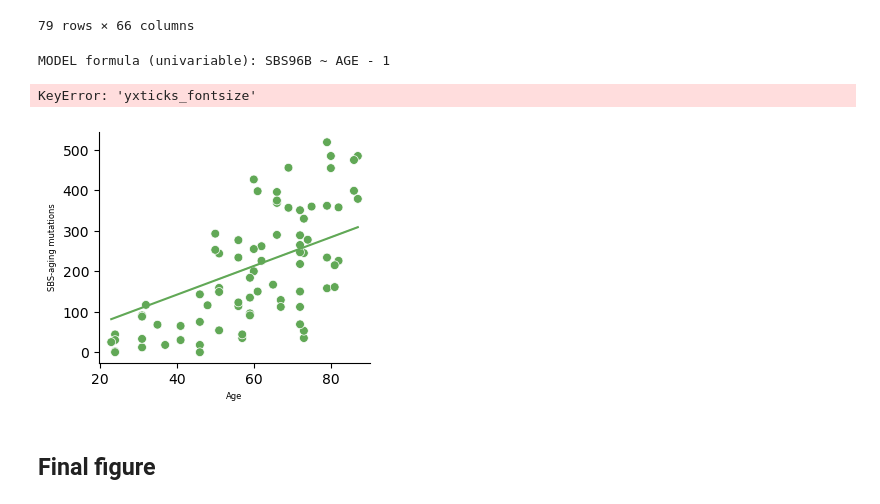
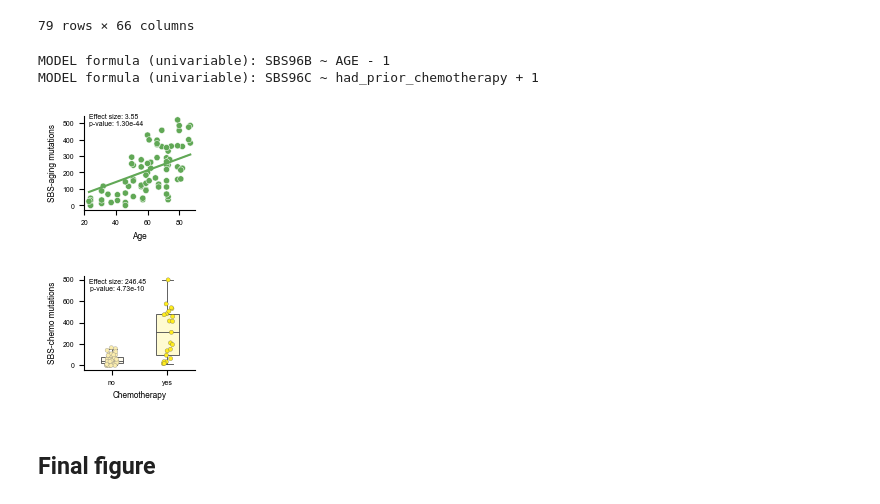
Before and after one commit to bbglab/normal_bladder_paper, a Jupyter notebook: main/Fig1/Fig1.ipynb, the cells around one changed output. Cells and saved outputs as stored; diff of their text form; code cells hidden in the pictures.

Commit message:
fig1 size and details adjusted

```diff
--- a/main/Fig1/Fig1.ipynb
+++ b/main/Fig1/Fig1.ipynb
@@ -221,15 +230,14 @@ sigprofiler_df
 | T[T>G]T | 0.002910 | 0.011239 | 0.004096 |
 96 rows × 3 columns
 # %%
-n = 1.65
-fig, axs = plt.subplots(3, 1, figsize=(5.5*n, 3.5*n))
+fig, axs = plt.subplots(3, 1, figsize=(4.130, 2.559))
 axs = axs.flatten()
 
 # loop through artifacts
 for i, signature in enumerate(signatures_dict.keys()):
     title = signatures_dict[signature]
     plot_signature(sigprofiler_df[[signature]], axs[i], add_contexts=False, text = title,
-                  ttype = "Percentage", fontfactor = 5)
+                ttype = "Percentage")
 
 plt.tight_layout()
 plt.savefig("figs/fig1d.pdf", dpi = 300, bbox_inches = 'tight')
@@ -258,74 +266,74 @@ signatures_activ_df
 | P19_0053_BTR_01 | 162 | 265 | 18 | P19_0053 | NaN | 72 | M | 19.5 | former | ... |
 79 rows × 66 columns
 # %%
-# TODO: do we need to correct? two tests only (as how the function is implemented now for correction, it would also do comparisons we don't want to check
 signatures2plot = {"SBS96B": "AGE",
-                   "SBS96C": "had_prior_chemotherapy"}
+                "SBS96C": "had_prior_chemotherapy"}
 for signature in signatures2plot:
     clinvar = signatures2plot[signature]
     signatures_activ_clinvar_df = signatures_activ_df[[signature, clinvar, "SUBJECT_ID"]]
     coeffs_df, lowi_df, highi_df, corr_pvals_df, intercepts_df = univar_mixedeffects_linear_regression(signatures_activ_clinvar_df, [signature],
-                                                                                                       [clinvar],
-                                                                                                       "SUBJECT_ID",
-                                                                                                       correct_pvals = False)
+                                                                                                    [clinvar],
+                                                                                                    "SUBJECT_ID",
+                                                                                                    correct_pvals = False)
     coeff = coeffs_df[clinvar].values[0]
     pval = corr_pvals_df[clinvar].values[0]
     intercept = intercepts_df[clinvar].values[0]
     stats = f"Effect size: {round(coeff, 2)}\np-value: {pval:.2e}"
 
     signatures_activ_clinvar_df = signatures_activ_clinvar_df.drop("SUBJECT_ID", axis = 1)
 
-    # display(signatures_activ_clinvar_df)
-
     if clinvar == "AGE":
         signatures_activ_clinvar_df["response"] = signature
         signatures_activ_clinvar_df["predicted"] = intercept + coeff * signatures_activ_clinvar_df[clinvar]
         plot_config = {}
-        plot_config["plot1"] = {}
+        plot_config["plot1"] = plots_general_config
         plot_config["plot1"][signature] = clinvar2color["AGE"]["max"]
         plot_config2 = {"title": "",
-                       "ylabel": f"{signatures_dict[signature]} mutations",
-                       "xlabel": clinvar_id2name[clinvar],
-                       "figsize": (3.5, 3)}
+                    "ylabel": f"{signatures_dict[signature]} mutations",
+                    "xlabel": clinvar_id2name[clinvar],
+                    "figsize": (1.438, 1.222)}
         fig = regr_res_scatterplot(metric = signature,
-                                   clinvar = clinvar,
-                                   data_df = signatures_activ_clinvar_df,
-                                   regrres_df = signatures_activ_clinvar_df,
-                                   plot_config = plot_config,
-                                   plot_config2 = plot_config2,
-                                   plots_general_config = plots_general_config,
-                                   text2add = stats,
-                                   save_file = os.path.join(figures_dir, f"fig1e.{clinvar}.pdf"),
-                                   add_legend = False)
+                                clinvar = clinvar,
+                                data_df = signatures_activ_clinvar_df,
+                                regrres_df = signatures_activ_clinvar_df,
+                                plot_config = plot_config,
+                                plot_config2 = plot_config2,
+                                plots_general_config = plots_general_config,
+                                text2add = stats,
+                                save_file = os.path.join(figures_dir, f"fig1e.{clinvar}.pdf"),
+                                add_legend = False)
 
     elif clinvar == "had_prior_chemotherapy":
         clinvar = "CHEMOTHERAPY_HISTORY_SIMPLE"
         plot_config = {
-                       "ylabel": f"{signatures_dict[signature]} mutations",
-                       "xlabel": clinvar_id2name[clinvar],
-                       "figsize": (3.5, 3)}
+                "ylabel": f"{signatures_dict[signature]} mutations",
+                "xlabel": clinvar_id2name[clinvar],
+                "figsize": (1.438, 1.222)}
         fig, ax = plt.subplots(1, 1, figsize = plot_config2["figsize"])
-        sns.boxplot(signatures_activ_df, x = clinvar, palette = clinvar2color[clinvar],
-                   y = signature, showfliers = False, ax = ax, width = 0.4,
-                   order = clinvar2color[clinvar].keys())
+        sns.boxplot(signatures_activ_df, x=clinvar, palette=clinvar2color[clinvar],
+                y=signature, showfliers=False, ax=ax, width=0.4, linewidth=0.65,
+                order=clinvar2color[clinvar].keys())
         for patch, color in zip(ax.patches, clinvar2color[clinvar].values()):
-            patch.set_facecolor(mcolors.to_rgba(color, alpha=0.2))  # Softens only the fill color
+            patch.set_facecolor(mcolors.to_rgba(color, alpha=0.2))
 
-        sns.stripplot(signatures_activ_df, x = clinvar, palette = clinvar2color[clinvar],
-                   y = signature, ax = ax, order = clinvar2color[clinvar].keys())
-        ax.set_ylabel(plot_config["ylabel"])
-        ax.set_xlabel(plot_config["xlabel"])
-        ax.text(0, 750, stats, color = 'black',
+        sns.stripplot(signatures_activ_df, x=clinvar, palette=clinvar2color[clinvar],
+                                y=signature, ax=ax, order=clinvar2color[clinvar].keys(), size=3,
+                                linewidth=0)
+        ax.set_ylabel(plot_config["ylabel"], fontsize = plots_general_config["xylabel_fontsize"])
+        ax.set_xlabel(plot_config["xlabel"], fontsize = plots_general_config["xylabel_fontsize"])
+        ax.tick_params(axis = 'both', labelsize = plots_general_config["xyticks_fontsize"])
+        ax.text(0.1, 750, stats, color = 'black',
                 ha = 'center', va = 'center', fontsize = plots_general_config["legend_fontsize"])
         ax.spines['top'].set_visible(False)
         ax.spines['right'].set_visible(False)
-        plt.savefig(os.path.join(figures_dir, f"fig1e.{clinvar}.pdf"), dpi = 300, #TODO: resolution to general config
+        plt.savefig(os.path.join(figures_dir, f"fig1e.{clinvar}.pdf"), dpi = 300,
                 bbox_inches = 'tight')
         plt.show()
 # %% [output]
 MODEL formula (univariable): SBS96B ~ AGE - 1
+MODEL formula (univariable): SBS96C ~ had_prior_chemotherapy + 1
-KeyError: 'yxticks_fontsize'
-[figure, old version]
+[figure, new version]
+[figure, added]
 # %% [markdown]
 ## Final figure
 # %%
```
Also changed, not shown: parts of 2 cells of this notebook, 10 other files.
